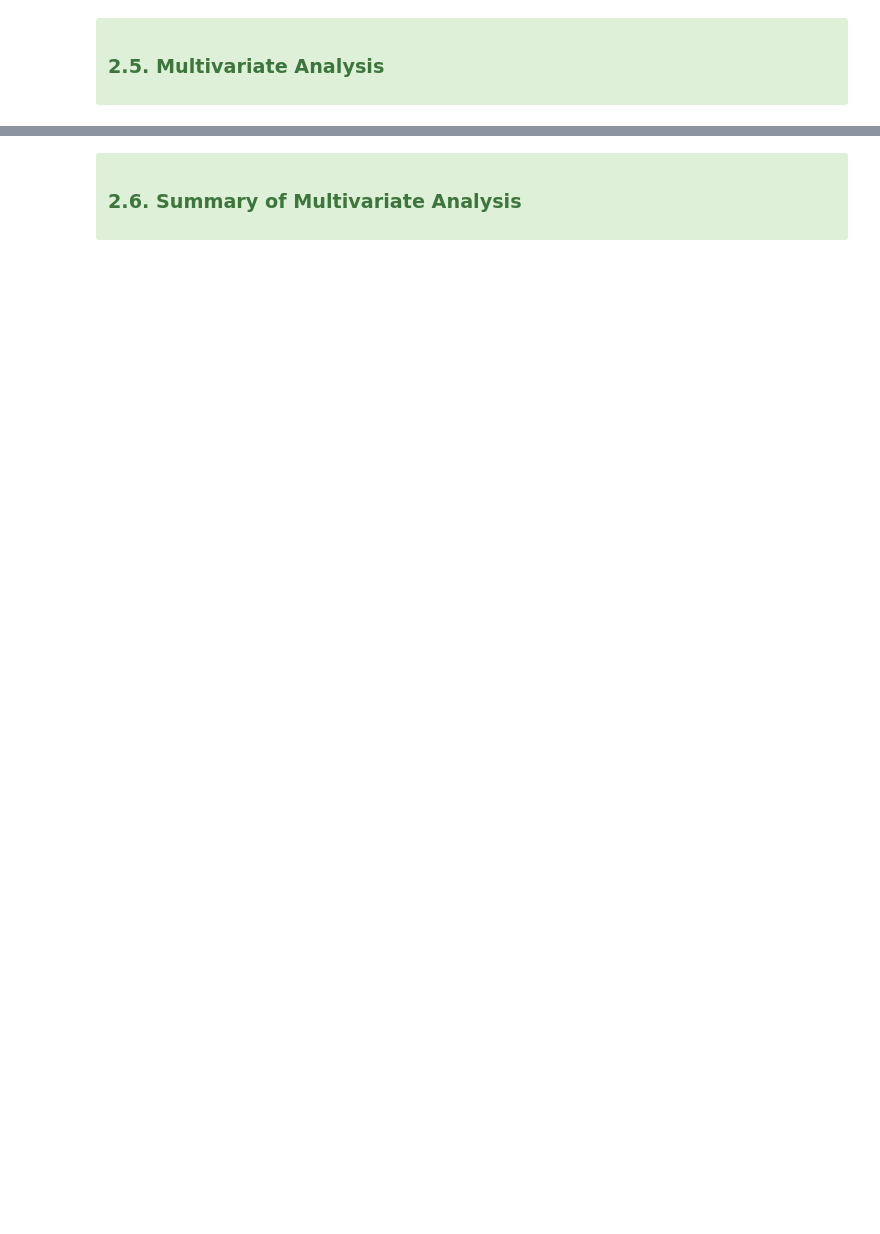
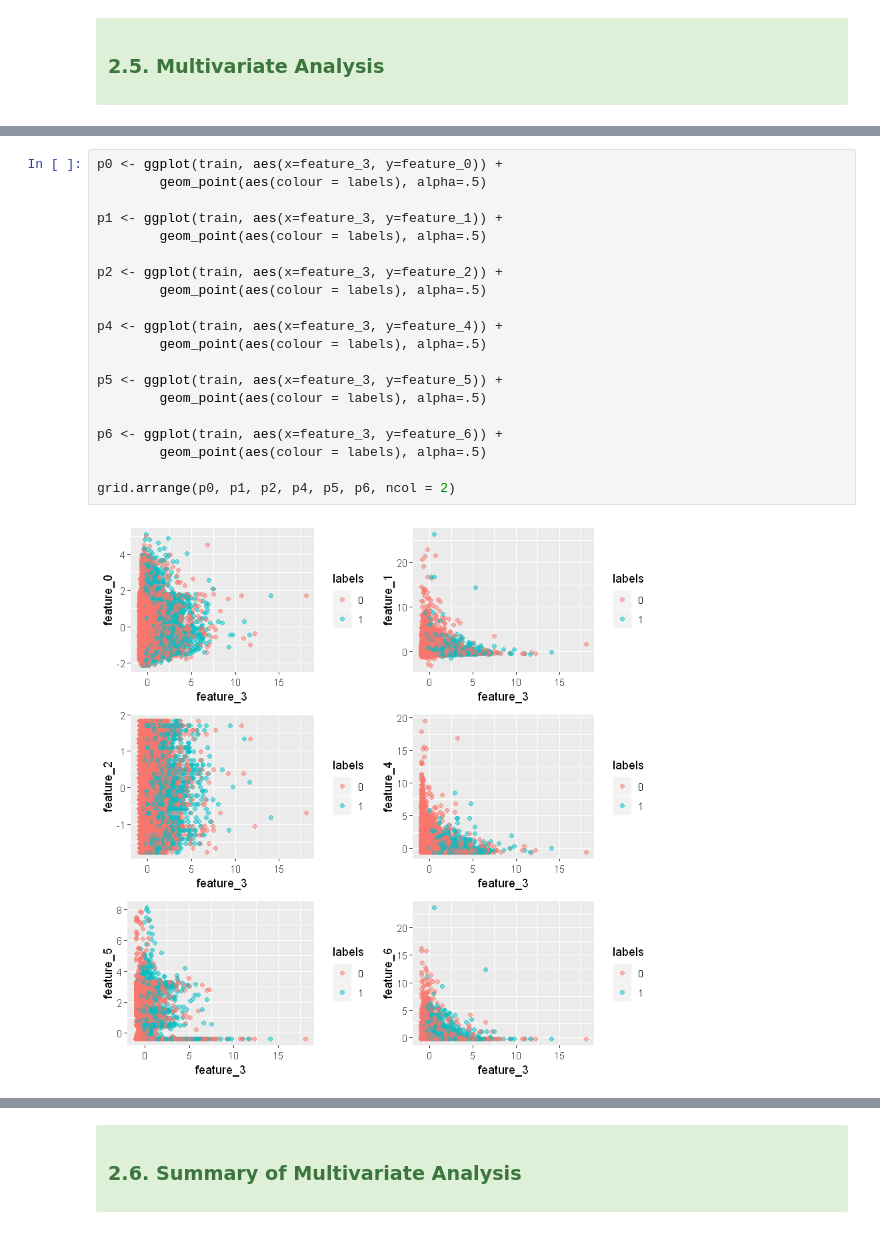
Before and after one commit to 20spaghetti/Customer-Churn-Prediction, a Jupyter notebook: Customer Churn Prediction.ipynb, the cells around one changed output, grey strips where cells are left out. Drawn from its saved outputs; the diff is of its cells as text; blank space fills up the shorter version.

```diff
--- a/Customer Churn Prediction.ipynb
+++ b/Customer Churn Prediction.ipynb
@@ -668,0 +680,22 @@ Bar charts show that features 7, 14, 15 have distributions that deviate from the
+# %%
+p0 <- ggplot(train, aes(x=feature_3, y=feature_0)) +
+        geom_point(aes(colour = labels), alpha=.5)
+
+p1 <- ggplot(train, aes(x=feature_3, y=feature_1)) +
+        geom_point(aes(colour = labels), alpha=.5)
+
+p2 <- ggplot(train, aes(x=feature_3, y=feature_2)) +
+        geom_point(aes(colour = labels), alpha=.5)
+
+p4 <- ggplot(train, aes(x=feature_3, y=feature_4)) +
+        geom_point(aes(colour = labels), alpha=.5)
+
+p5 <- ggplot(train, aes(x=feature_3, y=feature_5)) +
+        geom_point(aes(colour = labels), alpha=.5)
+
+p6 <- ggplot(train, aes(x=feature_3, y=feature_6)) +
+        geom_point(aes(colour = labels), alpha=.5)
+
+grid.arrange(p0, p1, p2, p4, p5, p6, ncol = 2)
+# %% [output]
+[figure, added]
```
Also changed, not shown: parts of 85 cells of this notebook.
